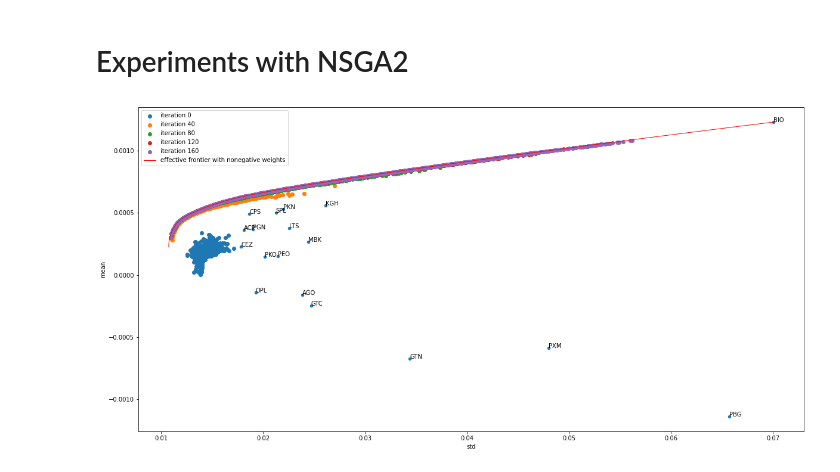
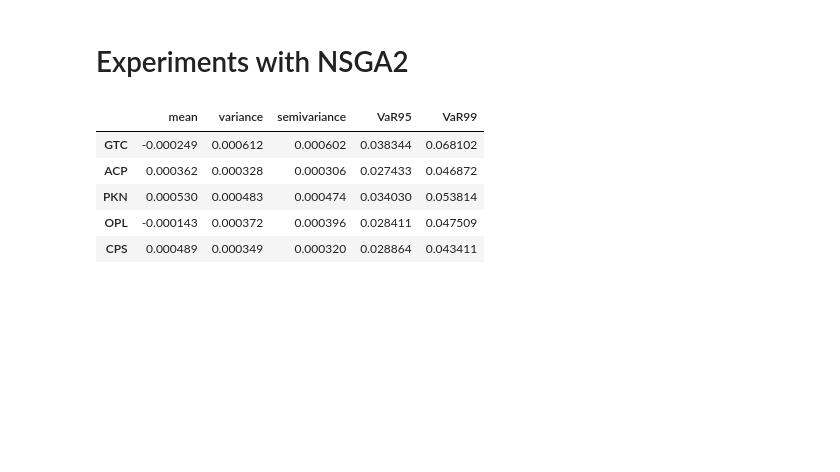
Before and after one commit to jdworzans/portfolio-optimization, a Jupyter notebook: notebooks/WIG20.ipynb, the cells around one changed output. Cells and saved outputs as stored; diff of their text form; code cells hidden in the pictures; blank space fills up the shorter version.

```diff
--- a/notebooks/WIG20.ipynb
+++ b/notebooks/WIG20.ipynb
@@ -115,0 +121,14 @@ model = NSGA2(len(R), 500, 500)
+# %%
+temp_df = df.agg(["mean"]).T
+temp_df["variance"] = portfolios_vars(np.eye(len(df.columns)), SIGMA)
+temp_df["semivariance"] = portfolios_semivariances(np.eye(len(df.columns)), np.asarray(df))
+temp_df["VaR95"] = portfolios_empirical_VaR(np.eye(len(df.columns)), np.asarray(df), 0.95)
+temp_df["VaR99"] = portfolios_empirical_VaR(np.eye(len(df.columns)), np.asarray(df), 0.99)
+temp_df.head()
+# %% [output]
+|  | mean | variance | semivariance | VaR95 | VaR99 |
+| GTC | -0.000249 | 0.000612 | 0.000602 | 0.038344 | 0.068102 |
+| ACP | 0.000362 | 0.000328 | 0.000306 | 0.027433 | 0.046872 |
+| PKN | 0.000530 | 0.000483 | 0.000474 | 0.034030 | 0.053814 |
+| OPL | -0.000143 | 0.000372 | 0.000396 | 0.028411 | 0.047509 |
+| CPS | 0.000489 | 0.000349 | 0.000320 | 0.028864 | 0.043411 |
@@ -116,17 +170,2 @@ model = NSGA2(len(R), 500, 500)
 # %%
 history = model.simulate(objective)
-# %%
-fig, ax = plt.subplots(figsize=(20, 10))
-mean_std_df.plot("std", "mean", kind="scatter", ax=ax)
-for _, row in mean_std_df.iterrows():
-    ax.annotate(row.name, (row["std"], row["mean"]))
-
-for n in range(0, 200, 40):
-    ax.scatter(np.sqrt(history[n, :, 1]), -history[n, :, 0], label=f"iteration {n}")
-
-ax.plot(nonneg_arr[:, 0], nonneg_arr[:, 1], label="effective frontier with nonegative weights", c="red", linewidth=1)
-
-ax.legend()
-plt.show()
-# %% [output]
-[figure, removed]
```
Also changed, not shown: parts of 26 cells of this notebook.
